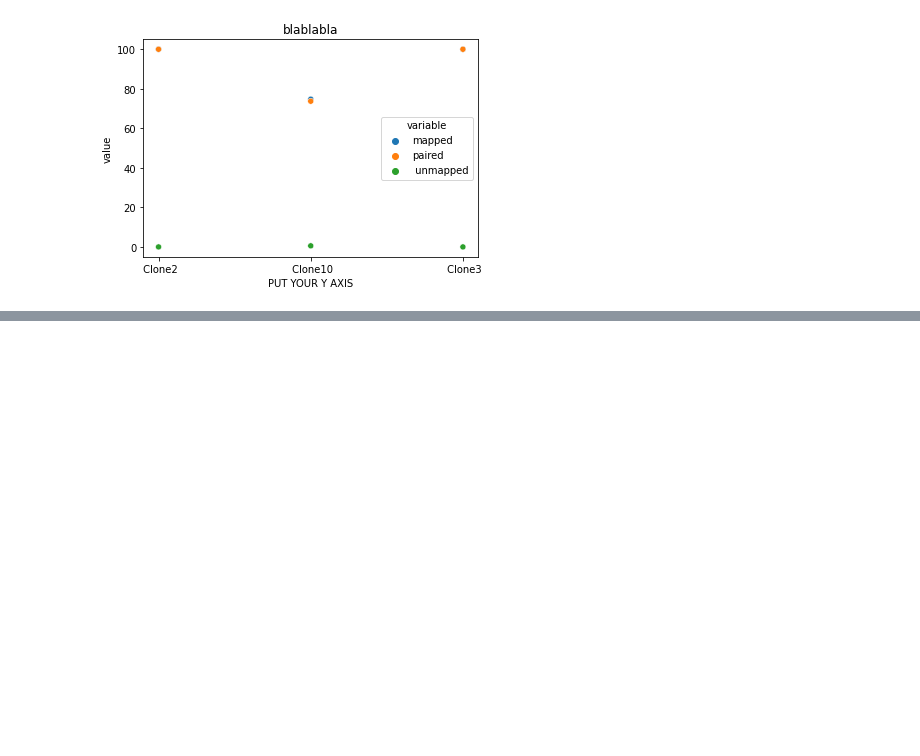
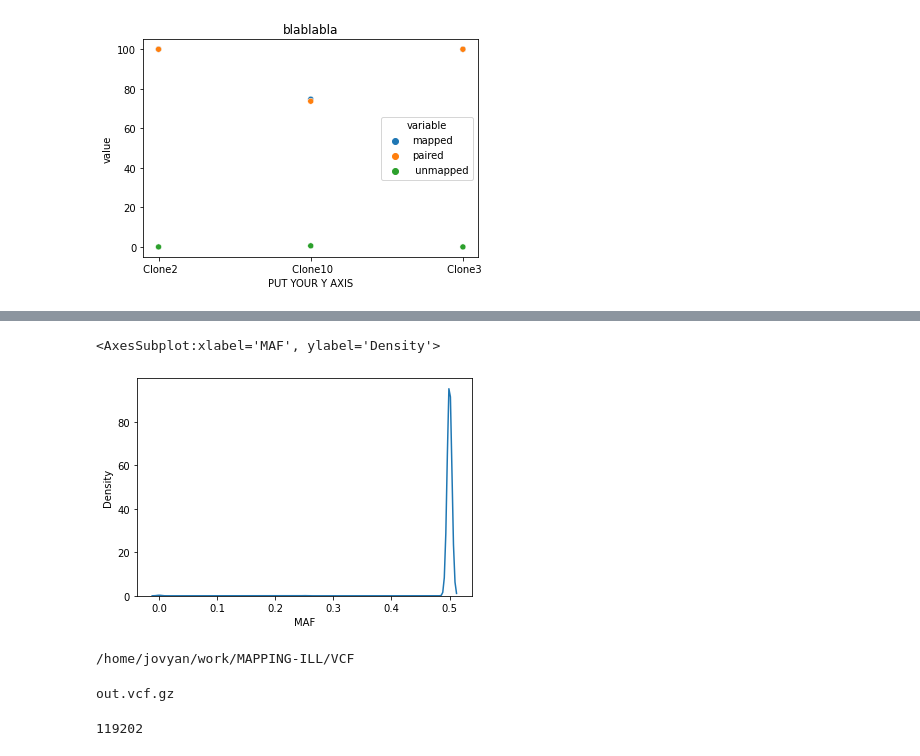
Before and after one commit to SouthGreenPlatform/-training_SV_teaching, a Jupyter notebook: Day2_Mapping_analysis.ipynb, the cells around one changed output, grey strips where cells are left out. Saved outputs shown, nothing was run; the diff lists cells and outputs as text; code cells hidden in the pictures; blank space fills up the shorter version.

```diff
--- a/Day2_Mapping_analysis.ipynb
+++ b/Day2_Mapping_analysis.ipynb
@@ -187,0 +434,4 @@ Text(0.5, 0, 'PUT YOUR Y AXIS')
+# %%
+af_file="AF2.frq"
+df_csv_stat = pd.read_csv(af_file, index_col=False, header=0, names=["CHROM","POS","N_ALLELES","N_CHR","ALL1","ALL2"], sep="\t")
+df_csv_stat
@@ -187,0 +469,2 @@ Text(0.5, 0, 'PUT YOUR Y AXIS')
+# %%
+df_csv_stat["MAF"]=df_csv_stat[['ALL1', 'ALL2']].min(axis=1)
@@ -187,0 +509,13 @@ Text(0.5, 0, 'PUT YOUR Y AXIS')
+# %%
+# Plot with seaborn
+import matplotlib.pyplot as plt
+import seaborn as sns
+
+sns.kdeplot(x="MAF", data=df_csv_stat)
+# %% [output]
+<AxesSubplot:xlabel='MAF', ylabel='Density'>
+[figure, added]
+# %%
+cd $vcf_dir
+# %% [output]
+/home/jovyan/work/MAPPING-ILL/VCF
@@ -187,0 +525,9 @@ Text(0.5, 0, 'PUT YOUR Y AXIS')
+# %%
+ls
+# %% [output]
+out.vcf.gz
+# %%
+%%bash
+zgrep -vc "^#" out.vcf.gz | head
+# %% [output]
+119202
```
Also changed, not shown: parts of 42 cells of this notebook.
